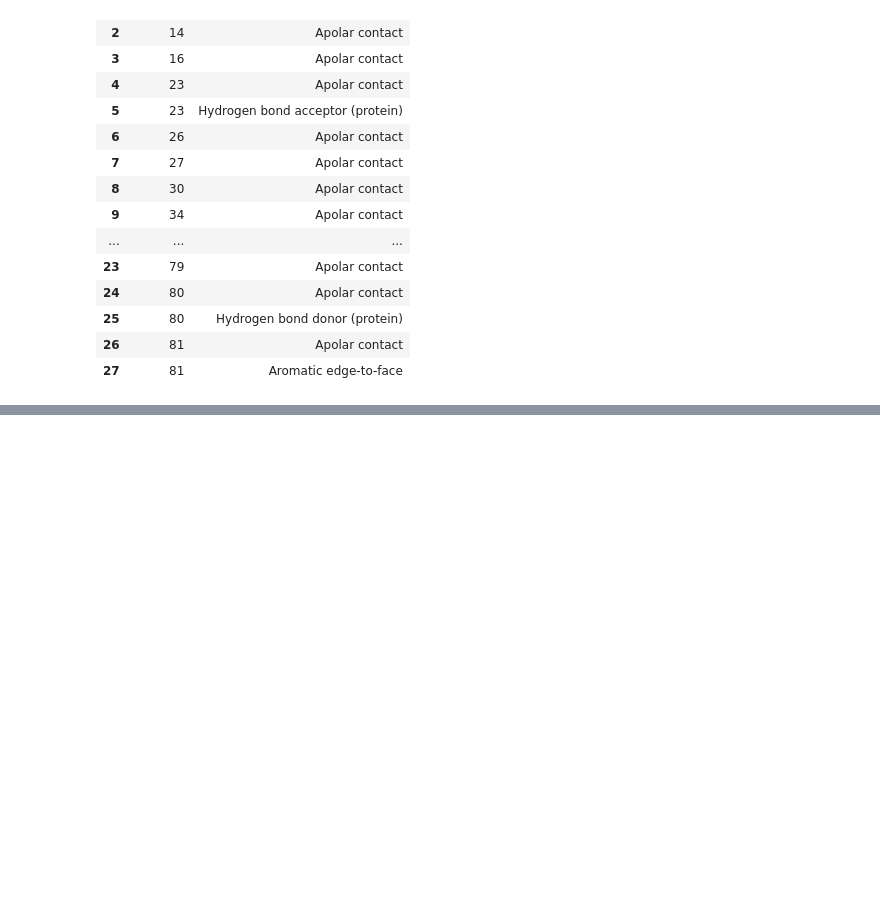
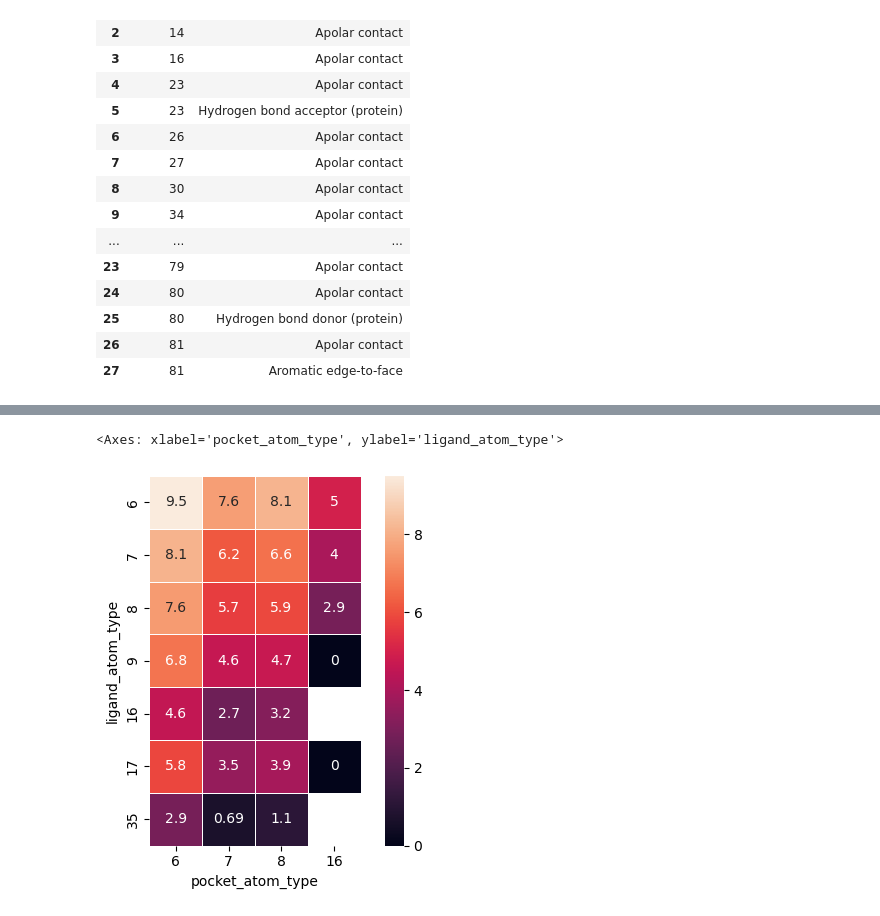
Before and after one commit to volkamerlab/kinodata-3D-affinity-prediction, a Jupyter notebook: examples/residue_matching.ipynb, the cells around one changed output, grey strips where cells are left out. Cells and saved outputs as stored; diff of their text form; code cells hidden in the pictures; blank space fills up the shorter version.

```diff
--- a/examples/residue_matching.ipynb
+++ b/examples/residue_matching.ipynb
@@ -208,0 +296,26 @@ sns.stripplot(deltas_klifs, y='delta', x='residue.subst_id', hue='klifs_interact
+# %%
+all_deltas = list()
+for _, row in tqdm.tqdm(identaids.iterrows(), total=len(identaids)):
+    try:
+        ident = row['activities.activity_id']
+        demo_data = dataset[key[ident]]
+        n_pocket = len(demo_data['pocket']['z'])
+        n_ligand = len(demo_data['ligand']['z'])
+
+        deltas = pd.read_csv(f'../data/crocodoc_out/delta_{identaids.set_index("activities.activity_id").loc[ident]["ident"]}.csv')
+        deltas['ligand_node'] = [max(row['source_node'], row['target_node']) - n_pocket for _, row in deltas.iterrows()]
+        deltas['pocket_node'] = [min(row['source_node'], row['target_node']) for _, row in deltas.iterrows()]
+        ligand_df = pd.DataFrame({'atom_id': np.arange(n_ligand), 'ligand_atom_type': demo_data['ligand']['z']})
+        pocket_df = pd.DataFrame({'atom_id': np.arange(n_pocket), 'pocket_atom_type': demo_data['pocket']['z']})
+        deltas = deltas.merge(ligand_df, left_on='ligand_node', right_on='atom_id')
+        deltas = deltas.merge(pocket_df, left_on='pocket_node', right_on='atom_id')
+
+        all_deltas.append(deltas)
+    except:
+        pass
+deltas = pd.concat(all_deltas)
+# %%
+sns.heatmap(deltas.pivot_table(index='ligand_atom_type', columns='pocket_atom_type', values='delta', aggfunc=(lambda x: np.log(len(x)))), annot=True, square=True, linewidths=.5)
+# %% [output]
+<Axes: xlabel='pocket_atom_type', ylabel='ligand_atom_type'>
+[figure, added]
```
Also changed, not shown: parts of 23 cells of this notebook.
